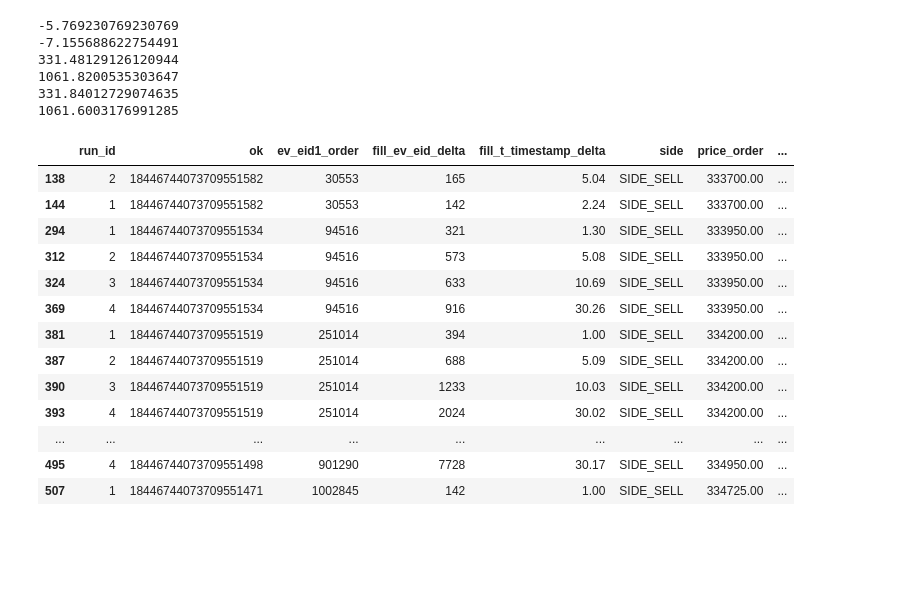
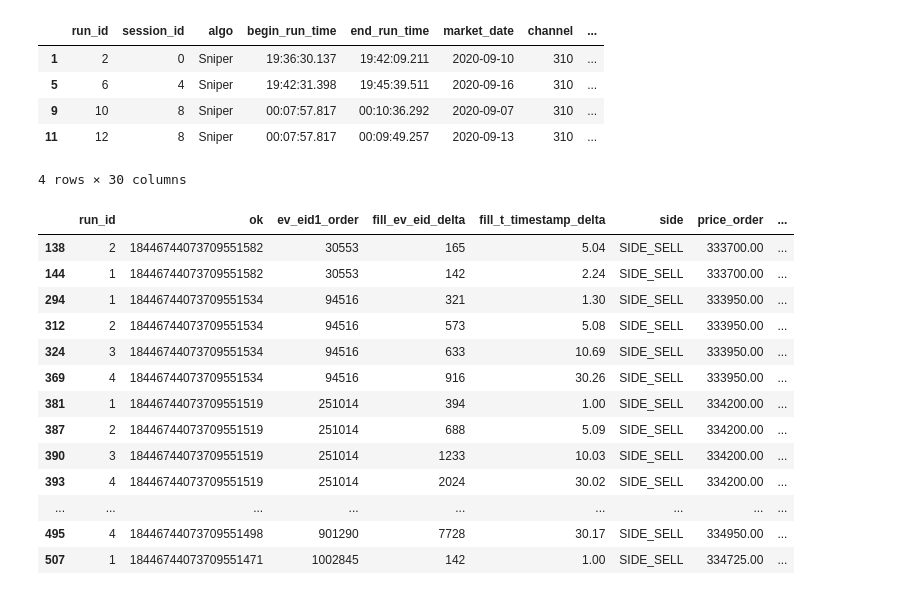
Before and after one commit to johncolvin-og/jupyter-analysis, a Jupyter notebook: rolling-window-analysis.ipynb, the cells around one changed output. Drawn from its saved outputs; the diff is of its cells as text; code cells hidden in the pictures; blank space fills up the shorter version.

```diff
--- a/rolling-window-analysis.ipynb
+++ b/rolling-window-analysis.ipynb
@@ -24,0 +33,9 @@ run_by_date = tables.demux_run_by_date(run)
+# %%
+pcap_con = sql.connect('data/databases/')
+# %% [output]
+|  | run_id | session_id | algo | begin_run_time | end_run_time | market_date | channel | ... |
+| 1 | 2 | 0 | Sniper | 19:36:30.137 | 19:42:09.211 | 2020-09-10 | 310 | ... |
+| 5 | 6 | 4 | Sniper | 19:42:31.398 | 19:45:39.511 | 2020-09-16 | 310 | ... |
+| 9 | 10 | 8 | Sniper | 00:07:57.817 | 00:10:36.292 | 2020-09-07 | 310 | ... |
+| 11 | 12 | 8 | Sniper | 00:07:57.817 | 00:09:49.257 | 2020-09-13 | 310 | ... |
+4 rows × 30 columns
@@ -91,14 +91,0 @@ sample_z0 = sample_all(sym='ESZ0')
-# %%
-print(log.log_for_date('2020-09-10').log_for_run(2).fills['fill_profit_delta'].mean())
-print(sample['fill_profit_delta'].mean())
-print(book_stats.filter_security(securities.id_for_symbol('ESU0'))['bid_price_0_var_1s'].mean())
-print(book_stats.filter_security(securities.id_for_symbol('ESU0'))['bid_price_0_var_5s'].mean())
-print(book_stats.filter_security(securities.id_for_symbol('ESU0'))['ask_price_0_var_1s'].mean())
-print(book_stats.filter_security(securities.id_for_symbol('ESU0'))['ask_price_0_var_5s'].mean())
-# %% [output]
--5.769230769230769
--7.155688622754491
-331.48129126120944
-1061.8200535303647
-331.84012729074635
-1061.6003176991285
```
Also changed, not shown: parts of 15 cells of this notebook, 1 other file.
